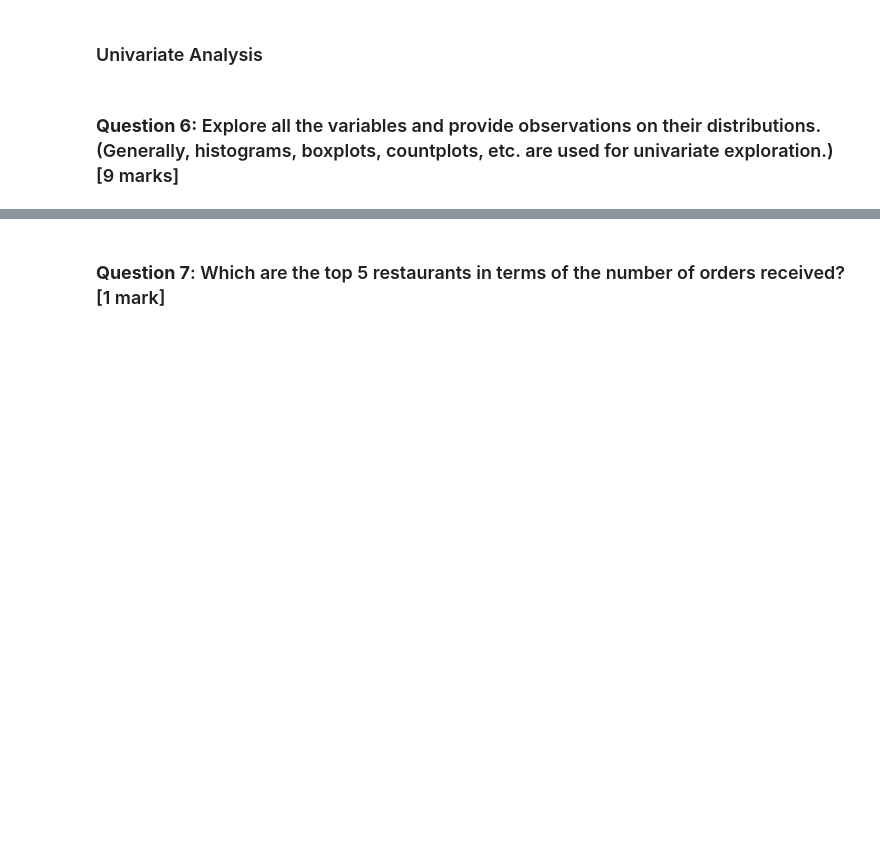
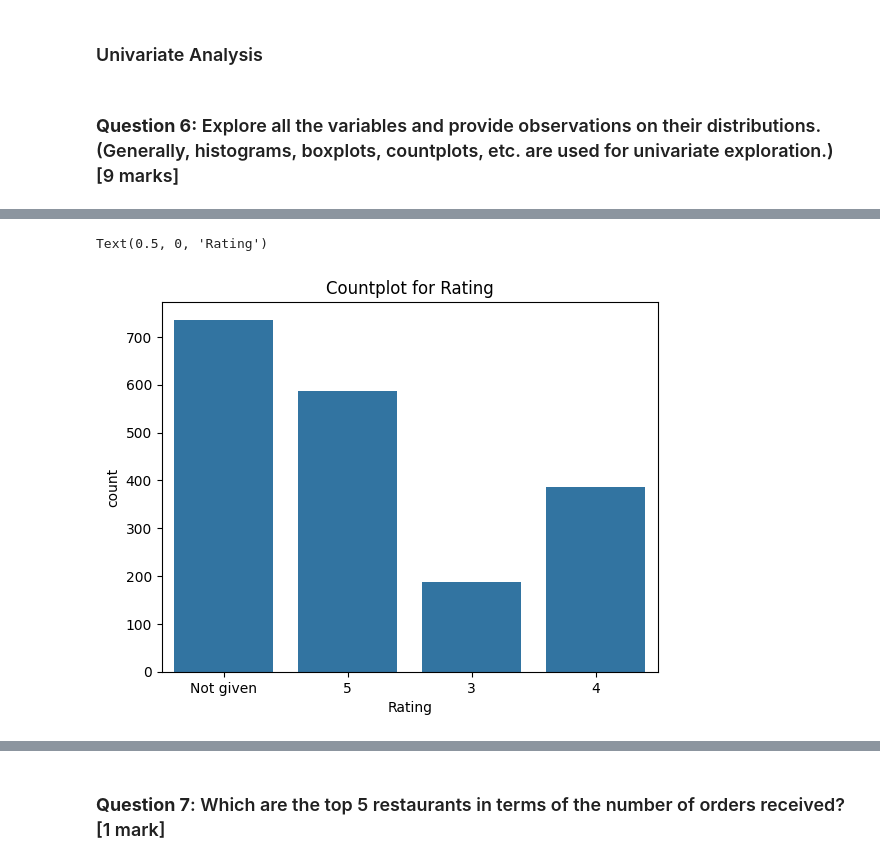
Before and after one commit to dfisher1212/MIT_PE_ADSP, a Jupyter notebook: FDS_Project_LearnerNotebook_FullCode.ipynb, the cells around one changed output, grey strips where cells are left out. Saved outputs shown, nothing was run; the diff lists cells and outputs as text; code cells hidden in the pictures; blank space fills up the shorter version.

```diff
--- a/FDS_Project_LearnerNotebook_FullCode.ipynb
+++ b/FDS_Project_LearnerNotebook_FullCode.ipynb
@@ -168,0 +190,8 @@ array(['Not given', '5', '3', '4'], dtype=object)
+# %%
+# Countplot for Rating
+sns.countplot(data = df, x = 'rating')
+plt.title('Countplot for Rating')
+plt.xlabel('Rating')
+# %% [output]
+Text(0.5, 0, 'Rating')
+[figure, added]
```
Also changed, not shown: parts of 10 cells of this notebook.
